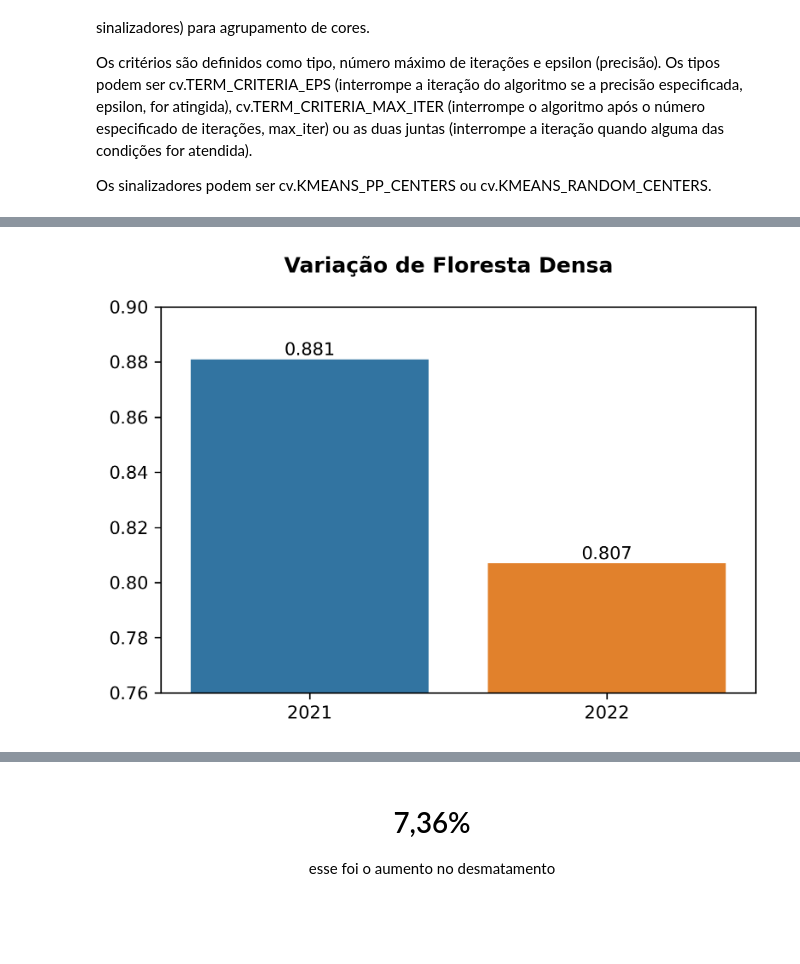
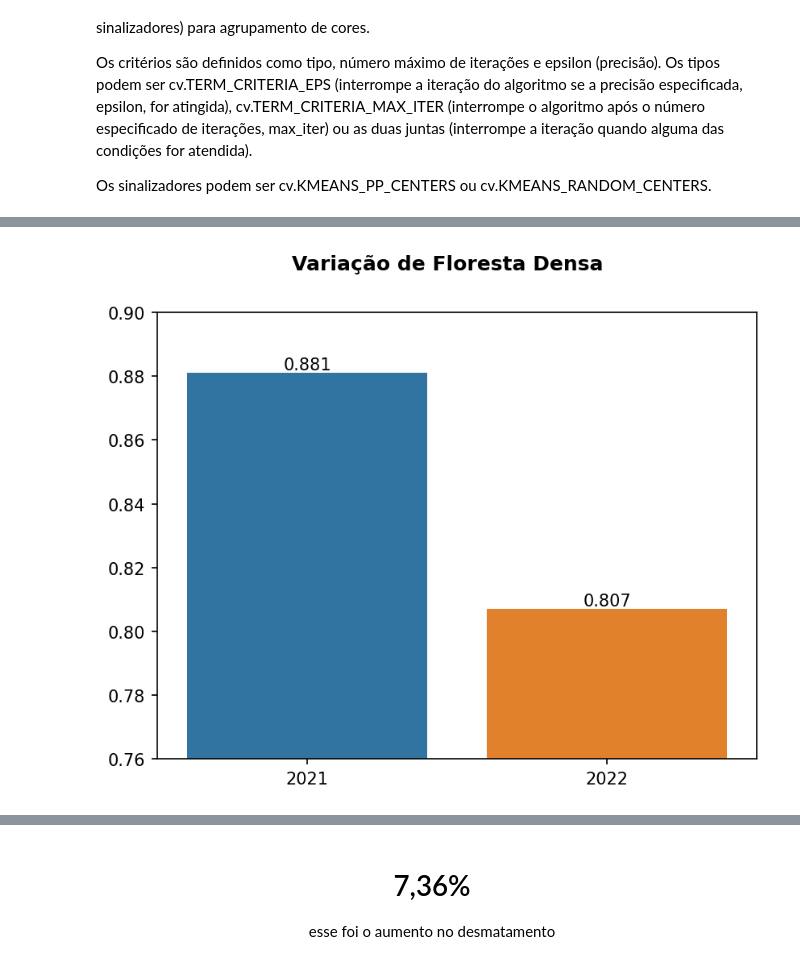
Before and after one commit to caduoliveira1302/Calculating-deforestation-using-satellite-images, a Jupyter notebook: notebook.ipynb, the cells around one changed output, grey strips where cells are left out. Cells and saved outputs as stored; diff of their text form; code cells hidden in the pictures; blank space fills up the shorter version.

```diff
--- a/notebook.ipynb
+++ b/notebook.ipynb
@@ -265,15 +265,15 @@ dtype: float64
 var_perc = round((vc_2021.max() - vc_2022.max()), 4)
 # %%
 data = {'ano': [2021, 2022], 'Percentual de Floresta Densa': [vc_2021.round(3).max(), vc_2022.round(3).max()]}
-plt.figure(dpi=300)
+plt.figure(dpi=150)
 ax = sns.barplot(data=data, x='ano', y='Percentual de Floresta Densa')
 for i in ax.containers:
     ax.bar_label(i, fontsize=10)
 plt.ylim(0.76, 0.9)
 plt.suptitle('Variação de Floresta Densa', weight='bold')
 plt.show()
 # %% [output]
-[figure, old version]
+[figure, new version]
 # %%
 round((vc_2021.max() - vc_2022.max()), 4)
 # %% [output]
```
Also changed, not shown: parts of 7 cells of this notebook, 1 other file.
